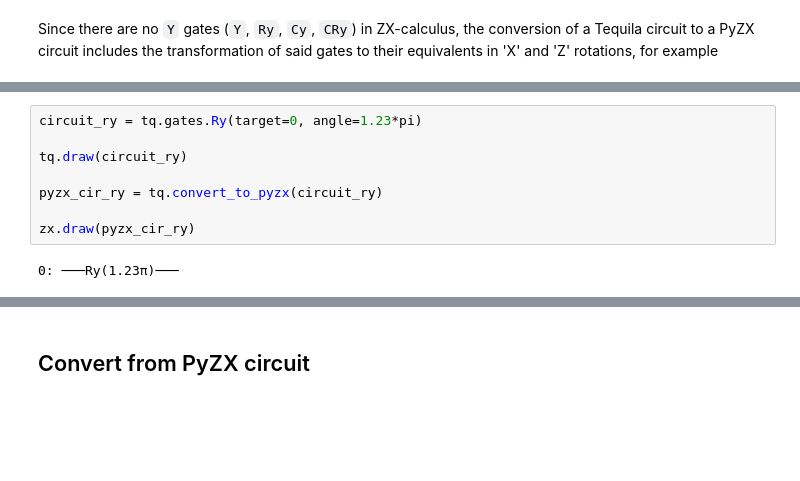
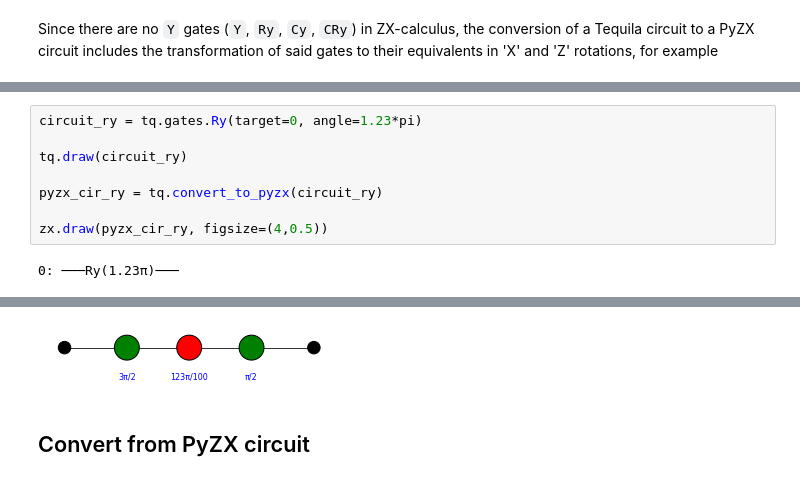
Before and after one commit to tequilahub/tequila-tutorials-unformatted, a Jupyter notebook: PyZXwithTequila.ipynb, the cells around one changed output, grey strips where cells are left out. Cells and saved outputs as stored; diff of their text form; blank space fills up the shorter version.

```diff
--- a/PyZXwithTequila.ipynb
+++ b/PyZXwithTequila.ipynb
@@ -93,6 +99,6 @@ tq.draw(circuit_ry)
 
 pyzx_cir_ry = tq.convert_to_pyzx(circuit_ry)
 
-zx.draw(pyzx_cir_ry)
+zx.draw(pyzx_cir_ry, figsize=(4,0.5))
 # %% [output]
 0: ───Ry(1.23π)───
@@ -100,3 +105,4 @@ zx.draw(pyzx_cir_ry)
+[figure, added]
 # %% [markdown]
 ## Convert from PyZX circuit
 # %% [markdown]
```
Also changed, not shown: parts of 20 cells of this notebook.
